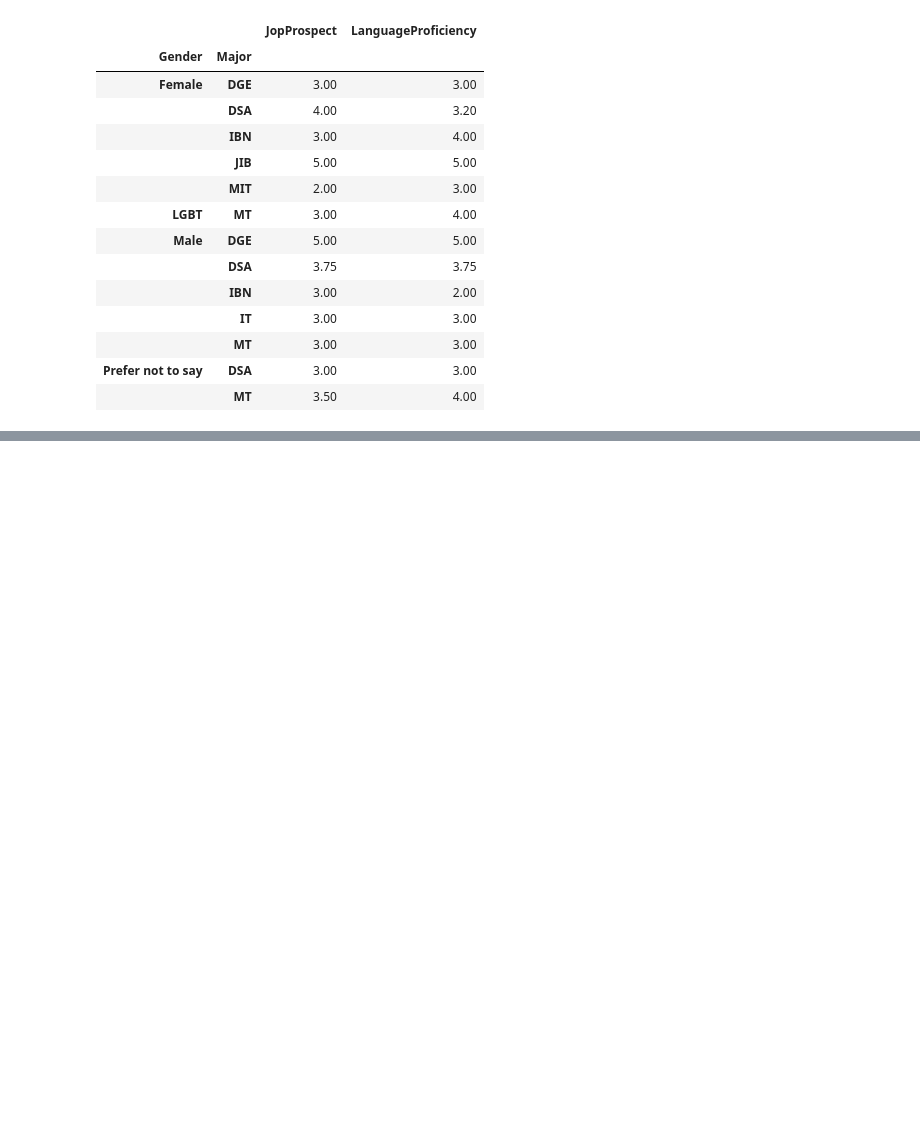
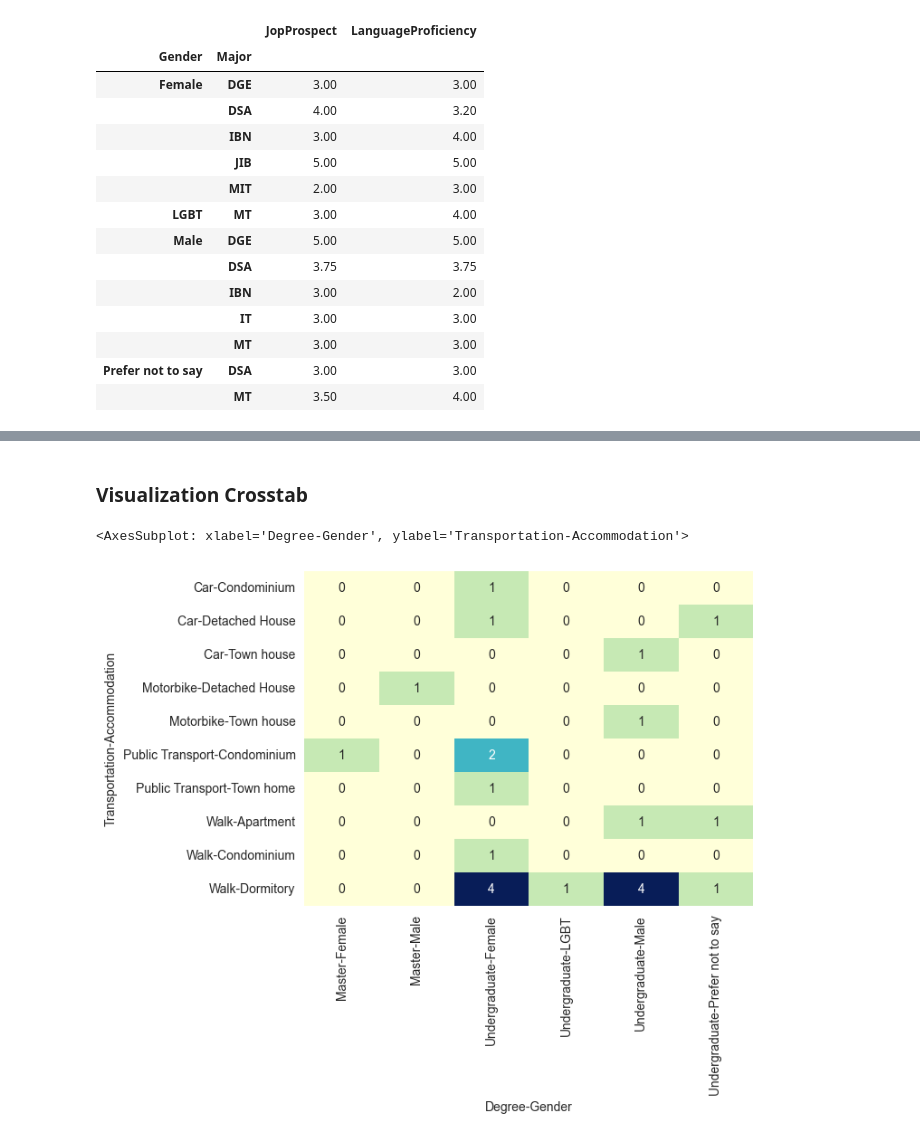
Before and after one commit to voravarun/DSA-206, a Jupyter notebook: Survey.ipynb, the cells around one changed output, grey strips where cells are left out. Drawn from its saved outputs; the diff is of its cells as text; code cells hidden in the pictures; blank space fills up the shorter version.

```diff
--- a/Survey.ipynb
+++ b/Survey.ipynb
@@ -359,0 +485,8 @@ table
+# %% [markdown]
+### Visualization Crosstab
+# %%
+sns.heatmap(pd.crosstab([df.Transportation, df.Accommodation], [df.Degree, df.Gender]),
+            cmap="YlGnBu", annot=True, cbar=False)
+# %% [output]
+<AxesSubplot: xlabel='Degree-Gender', ylabel='Transportation-Accommodation'>
+[figure, added]
```
Also changed, not shown: parts of 26 cells of this notebook, 2 other files.
